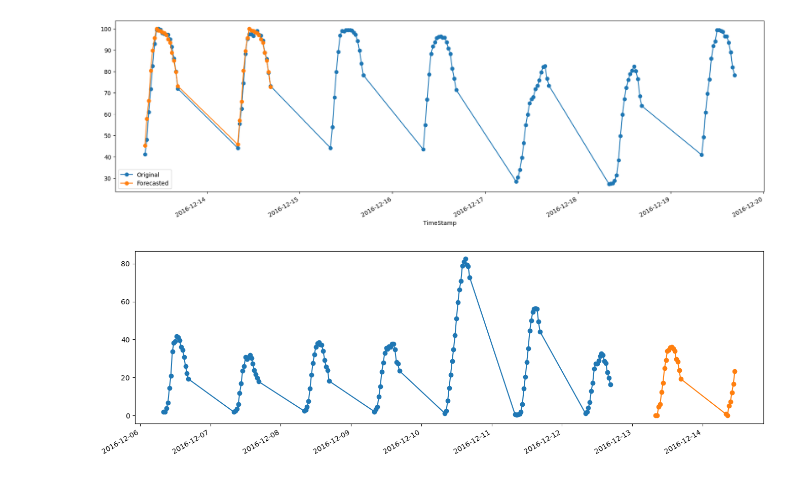
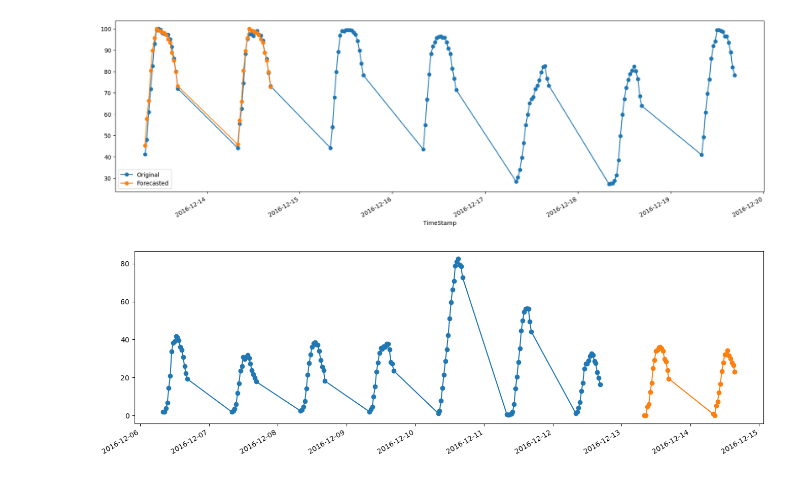
Before and after one commit to iraban-dutta/parking-availability-prediction, a Jupyter notebook: notebooks/nb4_predictionFlow.ipynb, the cells around one changed output. Cells and saved outputs as stored; diff of their text form; code cells hidden in the pictures.

```diff
--- a/notebooks/nb4_predictionFlow.ipynb
+++ b/notebooks/nb4_predictionFlow.ipynb
@@ -140,41 +136,0 @@ xgbr_ps3 = fit_models_best_dict[3]
-# %%
-sample_ts = test_time_index[0]
-
-sample_year = sample_ts.year
-sample_month = sample_ts.month
-sample_day = sample_ts.day
-sample_dayOfWeek = sample_ts.dayofweek
-sample_isWeekend = 1 if sample_dayOfWeek in [5, 6] else 0
-sample_hour = sample_ts.hour
-sample_minute = sample_ts.minute
-# print(sample_year, sample_month, sample_day, sample_dayOfWeek, sample_isWeekend, sample_hour, sample_minute)
-
-occu_rt_lag1 = df_train_ps3.iloc[-1].loc['Occupancy_Rate']
-occu_rt_lag2 = df_train_ps3.iloc[-2].loc['Occupancy_Rate']
-occu_rt_lag3 = df_train_ps3.iloc[-3].loc['Occupancy_Rate']
-occu_rt_lag18 = df_train_ps3.iloc[-18].loc['Occupancy_Rate']
-occu_rt_lag19 = df_train_ps3.iloc[-19].loc['Occupancy_Rate']
-occu_rt_lag20 = df_train_ps3.iloc[-20].loc['Occupancy_Rate']
-
-
-
-
-df_sample = pd.DataFrame(index=[sample_ts], data={'Year':[sample_year], 'Month':[sample_month], 'Day':[sample_day],
-                                                  'DayOfWeek':[sample_dayOfWeek], 'isWeekend':[sample_isWeekend],
-                                                  'Hour':[sample_hour], 'Minute':[sample_minute],
-                                                  'lag_1':[occu_rt_lag1], 'lag_2':[occu_rt_lag2], 'lag_3':[occu_rt_lag3],
-                                                  'lag_18':[occu_rt_lag18], 'lag_19':[occu_rt_lag19],'lag_20':[occu_rt_lag20]})
-
-X_sample_scl = std_scaler_ps3.transform(df_sample)
-print(df_sample.shape)
-print(X_sample_scl.shape)
-
-pred_sample = xgbr_ps3.predict(X_sample_scl)
-pred_sample = 0 if pred_sample<0 else (100 if pred_sample>100 else pred_sample)
-print(pred_sample)
-
-
-df_sample['Occupancy_Rate'] = pred_sample
-
-df_appended = pd.concat([df_train_ps3, df_sample], axis=0)
-df_appended.tail()
@@ -311,16 +247,16 @@ def forecast_all_parklots(steps, forecast_index_list_inp, reg_train_test_dict, s
 
     return predicted_dict
 # %%
-forecasted_dict = forecast_all_parklots(steps=25,
+forecasted_dict = forecast_all_parklots(steps=34,
                                         forecast_index_list_inp=test_time_index,
                                         reg_train_test_dict=reg_final_v1_mod_train_test_dict,
                                         std_scaler_dict=fit_std_scaler_dict,
                                         xgbr_model_dict=fit_models_best_dict)
 
 plt.figure(figsize=(16, 5))
 # forecasted_dict[1]['test'].plot(marker='o')
 forecasted_dict[1]['train'].iloc[-126:].plot(marker='o')
 forecasted_dict[1]['forecast'].plot(marker='o')
 plt.show()
 # %% [output]
-[figure, old version]
+[figure, new version]
```
Also changed, not shown: parts of 11 cells of this notebook.
